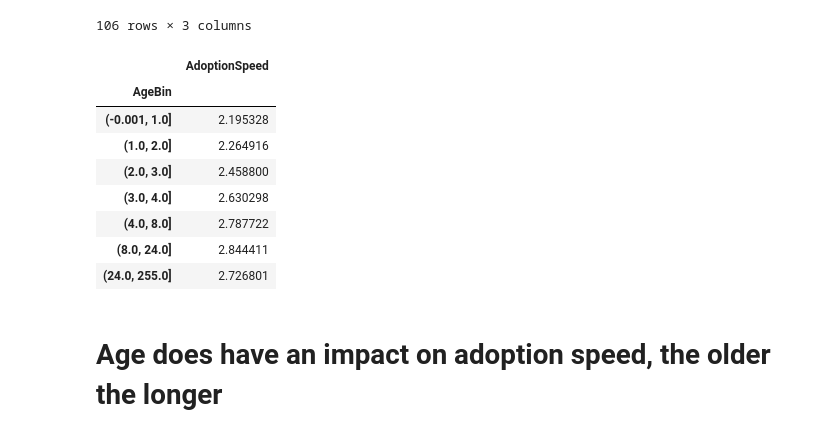
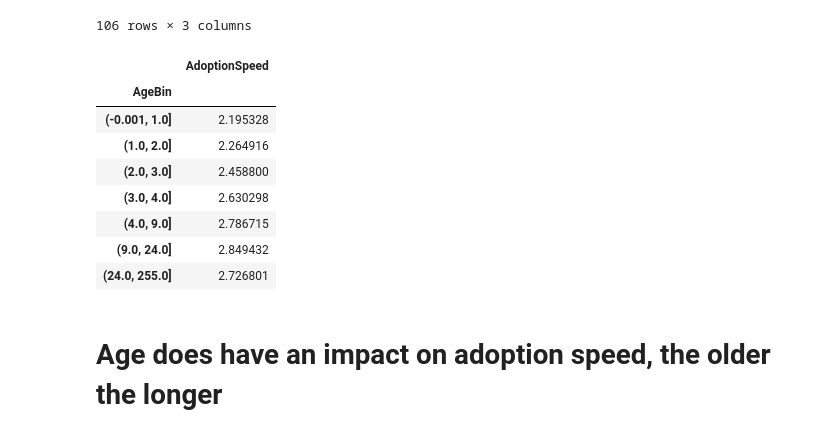
Before and after one commit to jasonnguyen3697/Adoption_prediction, a Jupyter notebook: Kernel.ipynb, the cells around one changed output. Cells and saved outputs as stored; diff of their text form; code cells hidden in the pictures.

```diff
--- a/Kernel.ipynb
+++ b/Kernel.ipynb
@@ -26,4 +29,9 @@ from sklearn import model_selection
 train = pd.read_csv('train.csv')
 test = pd.read_csv('./test/test.csv')
 train.head()
+
+lenTrain = len(train)
+
+data = train.append(test)
+data.head()
 # %% [output]
@@ -72,6 +87,8 @@ Number of unique names: 9061
 # %%
 # fill missing names
-train['Name'].fillna('No Name Yet', inplace=True)
+data['Name'].fillna('No Name Yet', inplace=True)
+train['Name'] = data['Name'][:lenTrain]
+test['Name'] = data['Name'][lenTrain:]
 
-print('Number of pets with no name: {0:d}'.format(len(train.loc[train['Name']=='No Name Yet', 'Name'])))
+print('Number of pets with no name: {0:d}'.format(len(data.loc[data['Name']=='No Name Yet', 'Name'])))
 # %% [output]
@@ -175,17 +192,19 @@ Age
 | 105 | 100 | 10.000000 | 1 |
 106 rows × 3 columns
 # %%
-train['AgeBin'] = pd.qcut(train['Age'], 7, duplicates='drop')
+data['AgeBin'] = pd.qcut(data['Age'], 7, duplicates='drop')
+train['AgeBin'] = data['AgeBin'][:lenTrain]
+test['AgeBin'] = data['AgeBin'][lenTrain:]
 train[['AgeBin', 'AdoptionSpeed']].groupby('AgeBin').mean()
 # %% [output]
 |  | AdoptionSpeed |
 | AgeBin |  |
 | (-0.001, 1.0] | 2.195328 |
 | (1.0, 2.0] | 2.264916 |
 | (2.0, 3.0] | 2.458800 |
 | (3.0, 4.0] | 2.630298 |
-| (4.0, 8.0] | 2.787722 |
-| (8.0, 24.0] | 2.844411 |
+| (4.0, 9.0] | 2.786715 |
+| (9.0, 24.0] | 2.849432 |
 | (24.0, 255.0] | 2.726801 |
 # %% [markdown]
 # Age does have an impact on adoption speed, the older the longer
```
Also changed, not shown: parts of 35 cells of this notebook.
